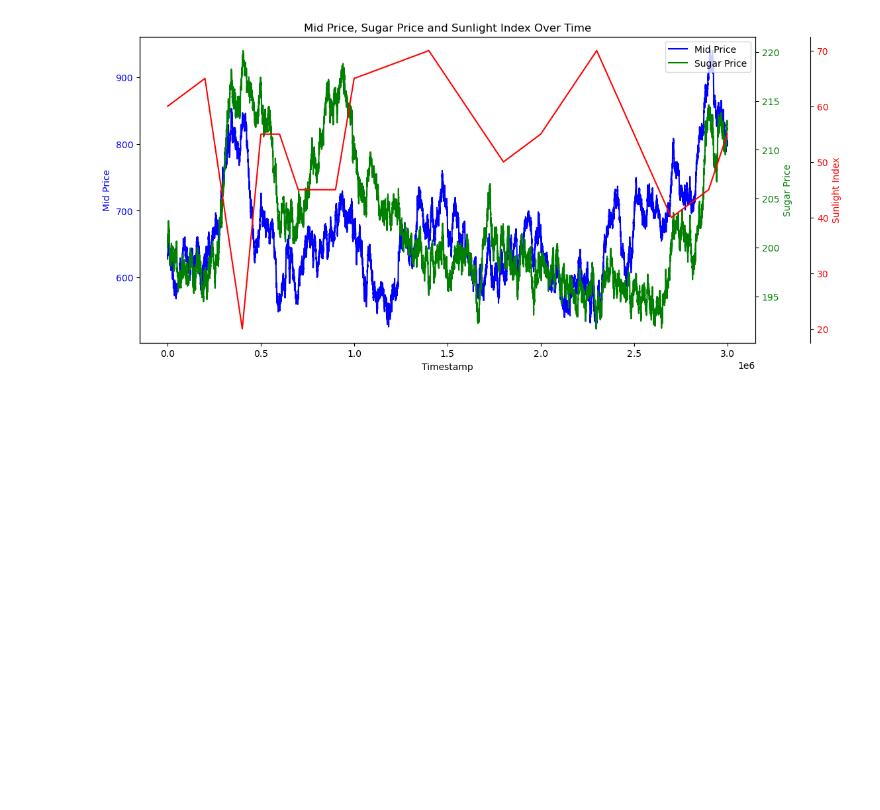
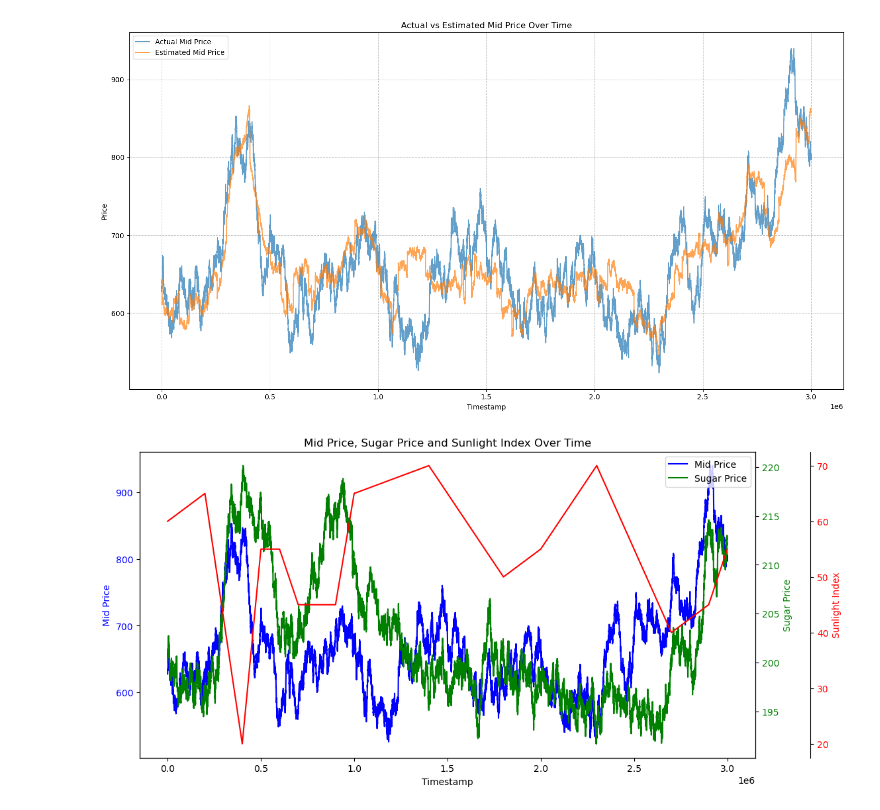
Before and after one commit to AnKhanhKiki/IMC-Trading, a Jupyter notebook: notebooks/round4.ipynb, the cells around one changed output. Saved outputs shown, nothing was run; the diff lists cells and outputs as text; code cells hidden in the pictures; blank space fills up the shorter version.

```diff
--- a/notebooks/round4.ipynb
+++ b/notebooks/round4.ipynb
@@ -65,0 +45,3 @@ odf[9995: 10020]
+# %%
+odf['midPrice'] = (odf['askPrice'] + odf['bidPrice']) / 2
+odf
@@ -65,0 +274,3 @@ odf[9995: 10020]
+# %%
+odf['estMidPrice'] = 4.9625 * odf["sugarPrice"] + -3.2939 * odf["sunlightIndex"] + 61.5134 * odf["transportFees"] + -62.4988 * odf["exportTariff"] + -52.4436 * odf["importTariff"] + 187.4687
+odf
@@ -66,3 +292,21 @@ odf[9995: 10020]
+# %%
+plt.figure(figsize=(15, 8))
+
+# Plot actual midPrice
+plt.plot(odf.index, odf['midPrice'], label='Actual Mid Price', alpha=0.7)
+plt.plot(odf.index, odf['estMidPrice'], label='Estimated Mid Price', alpha=0.7)
+
+plt.xlabel('Timestamp')
+plt.ylabel('Price')
+plt.title('Actual vs Estimated Mid Price Over Time')
+plt.legend()
+plt.grid(True, linestyle='--', alpha=0.7)
+
+# Show the plot
+plt.tight_layout()
+plt.show()
+# %% [output]
+[figure, added]
 # %%
 fig, ax1 = plt.subplots(figsize=(12, 6))
 
```
Also changed, not shown: parts of 5 cells of this notebook, 1 other file.
